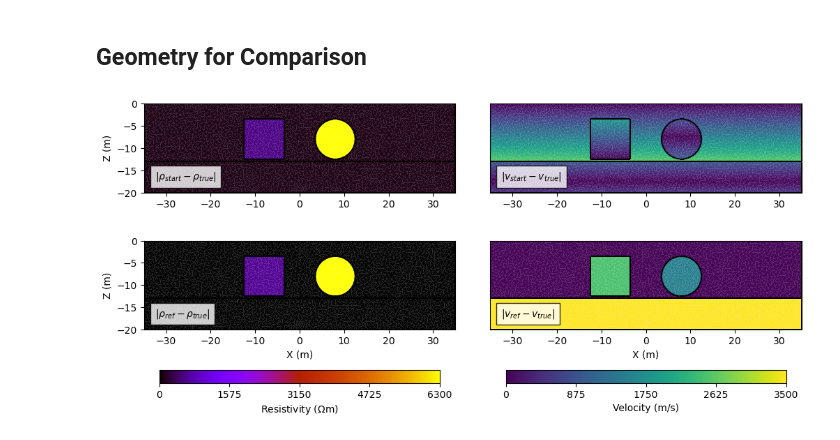
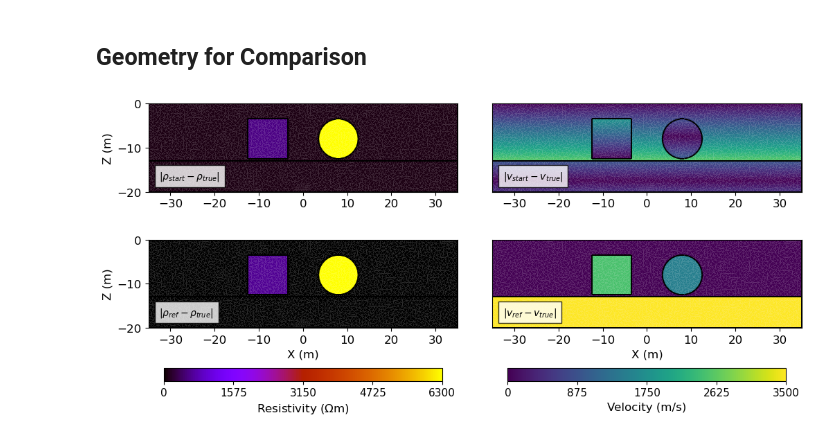
Before and after one commit to ZiegAnt/Joint-Minimum-Entropy-Inversion-Paper, a Jupyter notebook: Code/5.1_Fig12.ipynb, the cells around one changed output. Saved outputs shown, nothing was run; the diff lists cells and outputs as text; code cells hidden in the pictures.

```diff
--- a/Code/5.1_Fig12.ipynb
+++ b/Code/5.1_Fig12.ipynb
@@ -68,36 +68,46 @@ fig.tight_layout(pad=0.5)
 pg.show(geom_mesh, abs(v_true-v_start), ax=ax[0,1], cMap=c_srt, cMin=0, cMax=3500, colorBar=False, logScale=False)
 pg.show(geom_mesh, abs(r_true-r_start), ax=ax[0,0], cMap=c_ert, cMin=0, cMax=6300, colorBar=False, logScale=False)
 pg.show(geom_mesh, abs(v_true-v_ref), ax=ax[1,1], cMap=c_srt, cMin=0, cMax=3500, colorBar=False, logScale=False)
 pg.show(geom_mesh, abs(r_true-r_ref), ax=ax[1,0], cMap=c_ert, cMin=0, cMax=6300, colorBar=False, logScale=False)
 
 
     # Adjust axis labels
-ax[0,0].set_ylabel('Z (m)')
-ax[1,0].set_ylabel('Z (m)')
-ax[1,0].set_xlabel('X (m)')
-ax[1,1].set_xlabel('X (m)')
+ax[0,0].set_ylabel('Z (m)', fontsize=12)
+ax[1,0].set_ylabel('Z (m)', fontsize=12)
+ax[1,0].set_xlabel('X (m)', fontsize=12)
+ax[1,1].set_xlabel('X (m)', fontsize=12)
 ax[0,1].set_yticks([])
 ax[1,1].set_yticks([])
 for axis in ax:
     for a in axis:
         a.set_xlim(-35,35)
         a.set_ylim(-20,0)
 
 ax[0,0].text(-32.5, -17, r'$|\rho_{start}-\rho_{true}|$', fontsize=10,bbox={'facecolor': 'white', 'alpha': 0.8, 'pad': 5})
 ax[0,1].text(-32.5, -17, r'$|v_{start}-v_{true}|$', fontsize=10,bbox={'facecolor': 'white', 'alpha': 0.8, 'pad': 5})
 ax[1,0].text(-32.5, -17, r'$|\rho_{ref}-\rho_{true}|$', fontsize=10,bbox={'facecolor': 'white', 'alpha': 0.8, 'pad': 5})
 ax[1,1].text(-32.5, -17, r'$|v_{ref}-v_{true}|$', fontsize=10,bbox={'facecolor': 'white', 'alpha': 0.8, 'pad': 5})
 
     # Add colorbar ERT
 cax1 = ax[1,0].inset_axes([0.05, -0.6, 0.9, 0.15])
 createColorBarOnly(ax=cax1, cMin=0, cMax=6300, logScale=False,cMap=c_ert,
                       label=pg.unit('res'), orientation='horizontal')
 
     # Add colorbar SRT
 cax2 = ax[1,1].inset_axes([0.05, -0.6, 0.9, 0.15])
 createColorBarOnly(ax=cax2, cMin=0, cMax=3500, logScale=False,cMap=c_srt,
                       label=pg.unit('vel'), orientation='horizontal')
 
-plt.savefig(path+f'Figures/Ch-5/ModelContrasts_comp.pdf', bbox_inches='tight',dpi=600)
+# some axis edits
+cax1.xaxis.label.set_size(12)
+cax2.xaxis.label.set_size(12)
+cax1.tick_params(labelsize=11)
+cax2.tick_params(labelsize=11)
+
+for axis in ax:
+    for a in axis:
+        a.tick_params(labelsize=12)
+
+# plt.savefig(path+f'Figures/Ch-5/ModelContrasts_comp.pdf', bbox_inches='tight',dpi=600)
 # %% [output]
-[figure, old version]
+[figure, new version]
```
Also changed, not shown: 16 other files.
